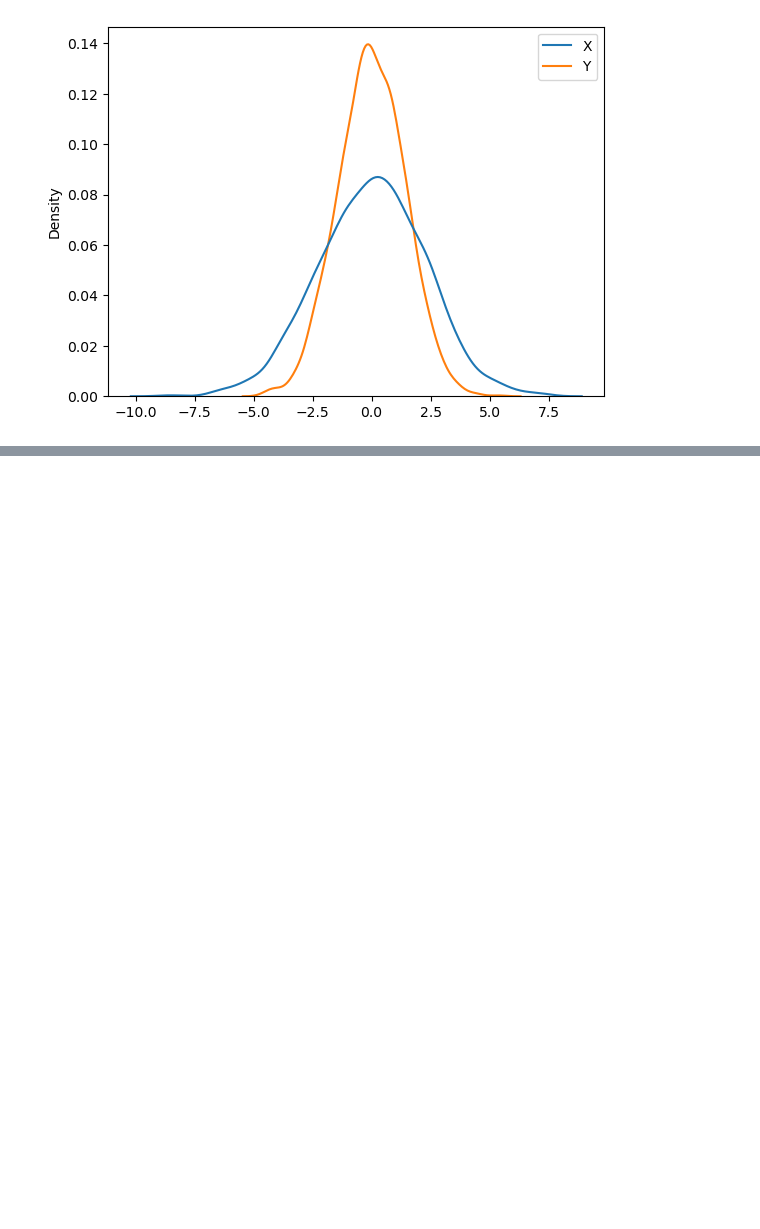
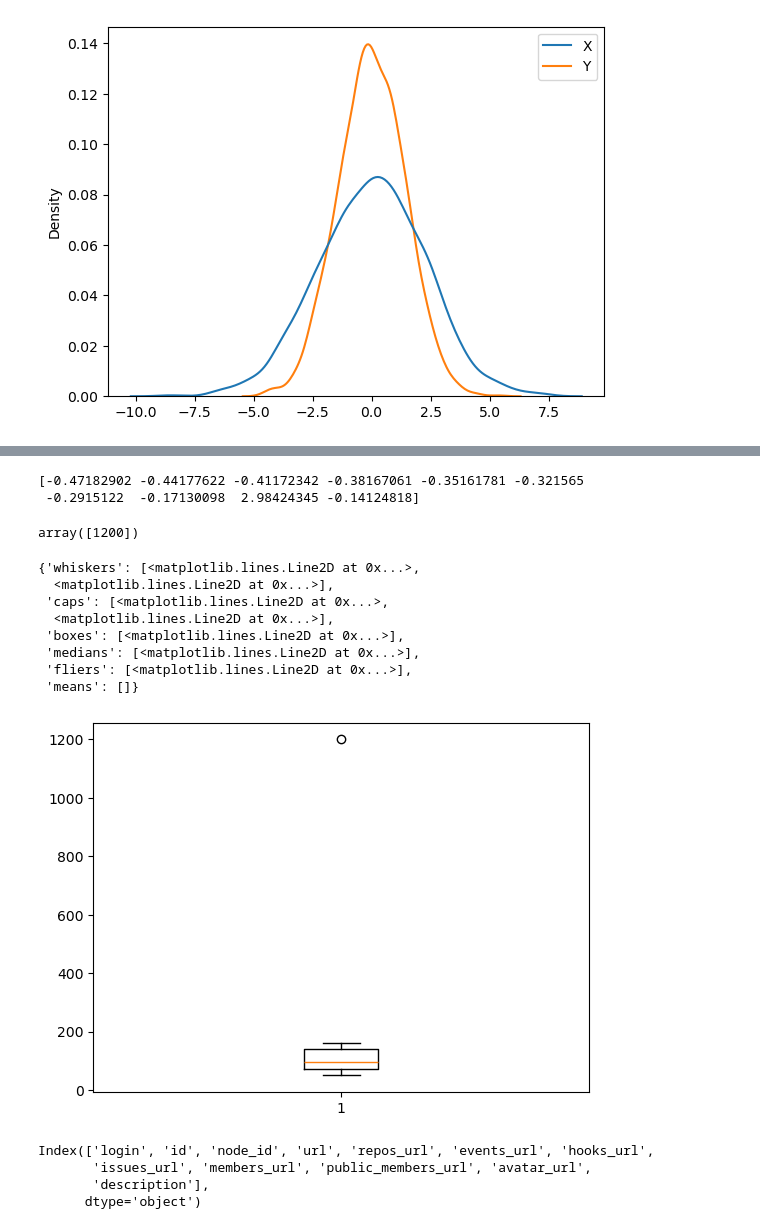
Before and after one commit to Palanikarthikeyan/DE_MLOPs-, a Jupyter notebook: DAY2/Oct-DE-DAY2.ipynb, the cells around one changed output, grey strips where cells are left out. Saved outputs shown, nothing was run; the diff lists cells and outputs as text; code cells hidden in the pictures; blank space fills up the shorter version.

```diff
--- a/DAY2/Oct-DE-DAY2.ipynb
+++ b/DAY2/Oct-DE-DAY2.ipynb
@@ -386,0 +422,23 @@ sns.kdeplot(df)
+# %%
+d = np.array([50,60,70,80,90,100,110,150,1200,160])
+mean = np.mean(d)
+std_dev = np.std(d)
+zscore = (d - mean) / std_dev
+print(zscore)
+d[np.abs(zscore) > 2]
+# %% [output]
+[-0.47182902 -0.44177622 -0.41172342 -0.38167061 -0.35161781 -0.321565
+ -0.2915122  -0.17130098  2.98424345 -0.14124818]
+array([1200])
+# %%
+plt.boxplot(d)
+# %% [output]
+{'whiskers': [<matplotlib.lines.Line2D at 0x...>,
+  <matplotlib.lines.Line2D at 0x...>],
+ 'caps': [<matplotlib.lines.Line2D at 0x...>,
+  <matplotlib.lines.Line2D at 0x...>],
+ 'boxes': [<matplotlib.lines.Line2D at 0x...>],
+ 'medians': [<matplotlib.lines.Line2D at 0x...>],
+ 'fliers': [<matplotlib.lines.Line2D at 0x...>],
+ 'means': []}
+[figure, added]
@@ -386,0 +480,9 @@ sns.kdeplot(df)
+# %%
+api_url= 'https://api.github.com/users/hadley/orgs'
+pd.read_json(api_url).shape
+pd.read_json(api_url).columns
+# %% [output]
+Index(['login', 'id', 'node_id', 'url', 'repos_url', 'events_url', 'hooks_url',
+       'issues_url', 'members_url', 'public_members_url', 'avatar_url',
+       'description'],
+      dtype='object')
```
Also changed, not shown: parts of 11 cells of this notebook.
